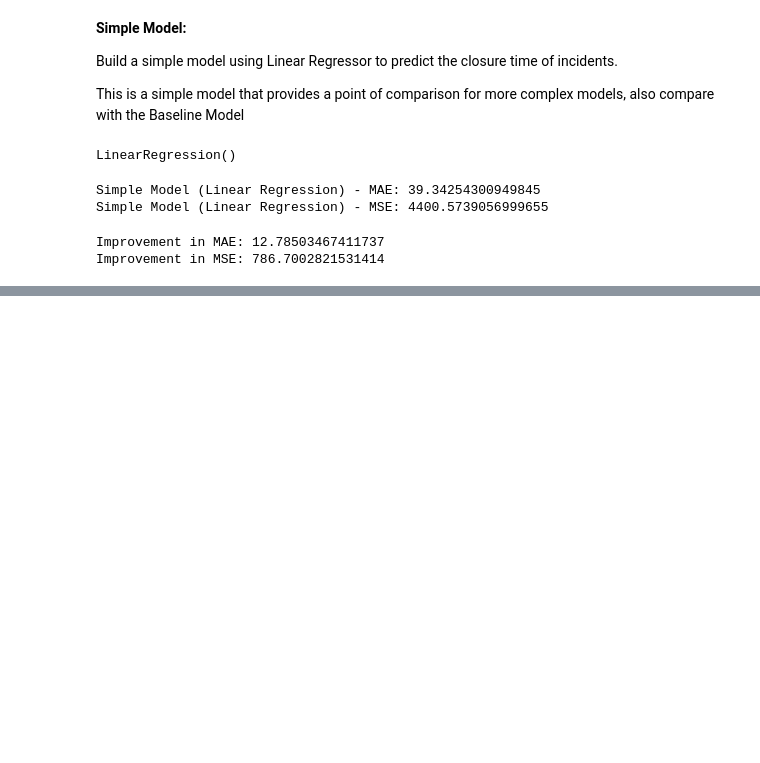
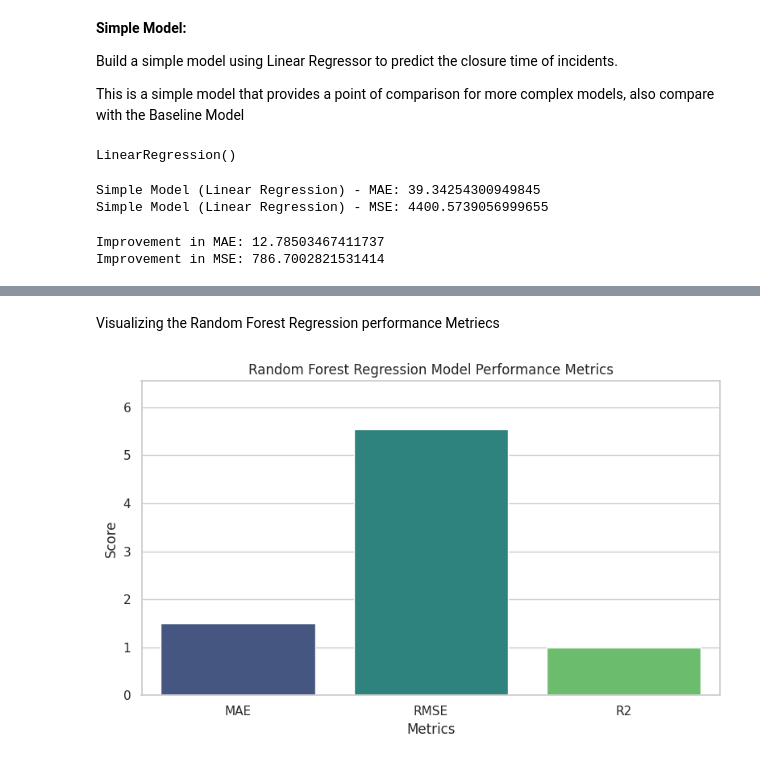
Before and after one commit to RajuGodavarthy/UCBMLAI-Incident-Resolution-Time-Prediction, a Jupyter notebook: Incident_Resolution_Prediction.ipynb, the cells around one changed output, grey strips where cells are left out. Drawn from its saved outputs; the diff is of its cells as text; code cells hidden in the pictures; blank space fills up the shorter version.

```diff
--- a/Incident_Resolution_Prediction.ipynb
+++ b/Incident_Resolution_Prediction.ipynb
@@ -1682,0 +1894,25 @@ The improvements in both MAE and MSE show that the simple model (Linear Regressi
+# %%
+  # Make predictions
+y_pred = rf_model.predict(X_test)
+# %%
+# Calculate evaluation metrics
+rf_mae = mean_absolute_error(y_test, y_pred)
+rf_rmse = np.sqrt(mean_squared_error(y_test, y_pred))
+rf_r2 = r2_score(y_test, y_pred)
+
+# Store results
+results_rf = {
+        'MAE': rf_mae,
+        'RMSE': rf_rmse,
+        'R2': rf_r2,
+       # 'Predictions': y_pred.tolist()  # Convert predictions to a list
+    }
+
+# Convert results to a DataFrame for easy viewing
+results_rf_df = pd.DataFrame.from_dict(results_rf, orient='index')
+
+Predictions_rf = y_pred.tolist()  # Convert predictions to a list
+
+# Display results
+print(results_rf_df)
+print (Predictions_rf)
@@ -1682,0 +1925,23 @@ The improvements in both MAE and MSE show that the simple model (Linear Regressi
+# %% [markdown]
+Visualizing the Random Forest Regression performance Metriecs
+# %%
+# Convert the results dictionary to a DataFrame
+results_rf_df = pd.DataFrame.from_dict(results_rf, orient='index', columns=['Score'])
+
+# Plotting
+plt.figure(figsize=(8, 5))
+
+# Bar plot for the results
+sns.barplot(x=results_rf_df.index, y='Score', data=results_rf_df, palette='viridis')
+
+# Title and labels
+plt.title('Random Forest Regression Model Performance Metrics')
+plt.xlabel('Metrics')
+plt.ylabel('Score')
+plt.ylim(0, results_rf_df['Score'].max() + 1)  # Adjust y-axis limit for better visibility
+plt.tight_layout()
+
+# Show plot
+plt.show()
+# %% [output]
+[figure, added]
```
Also changed, not shown: parts of 113 cells of this notebook.
